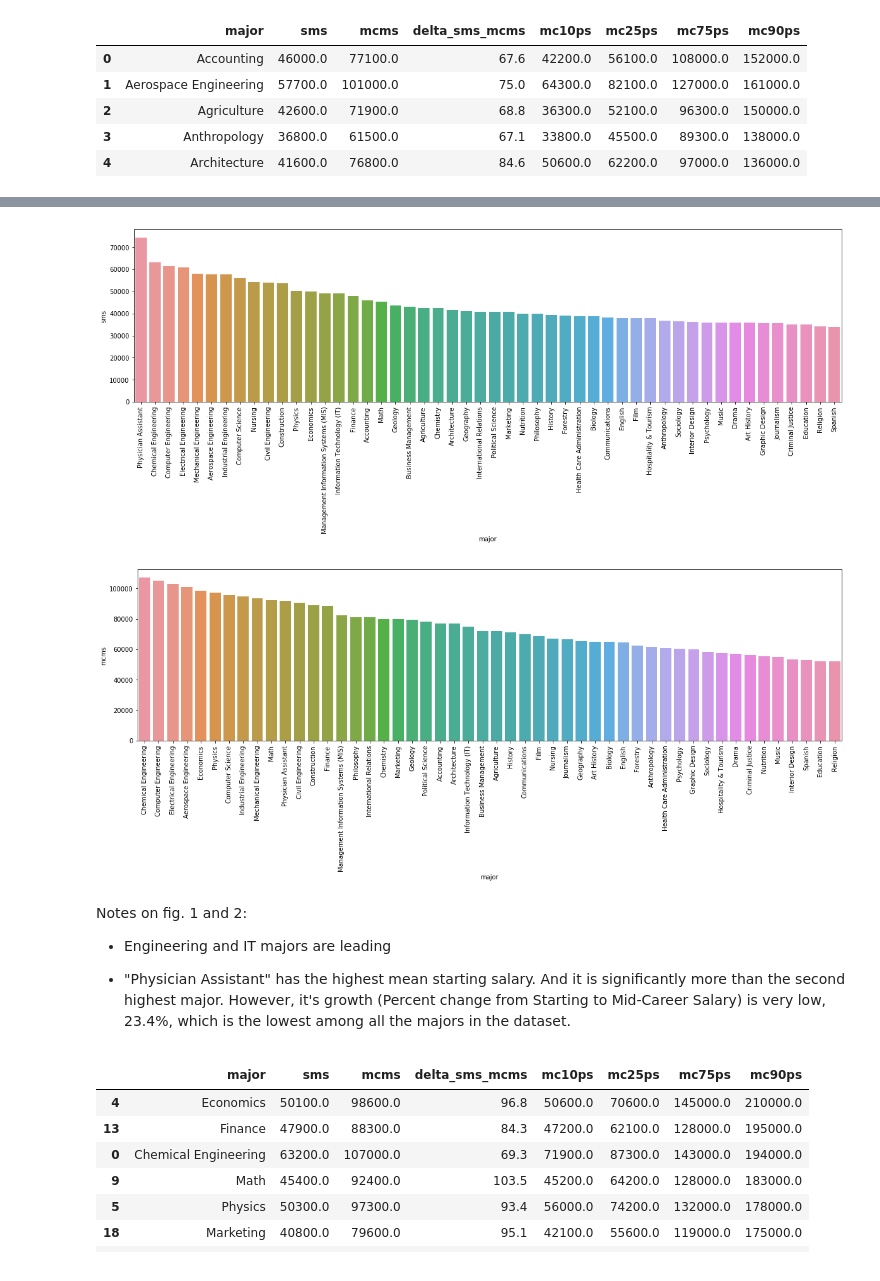
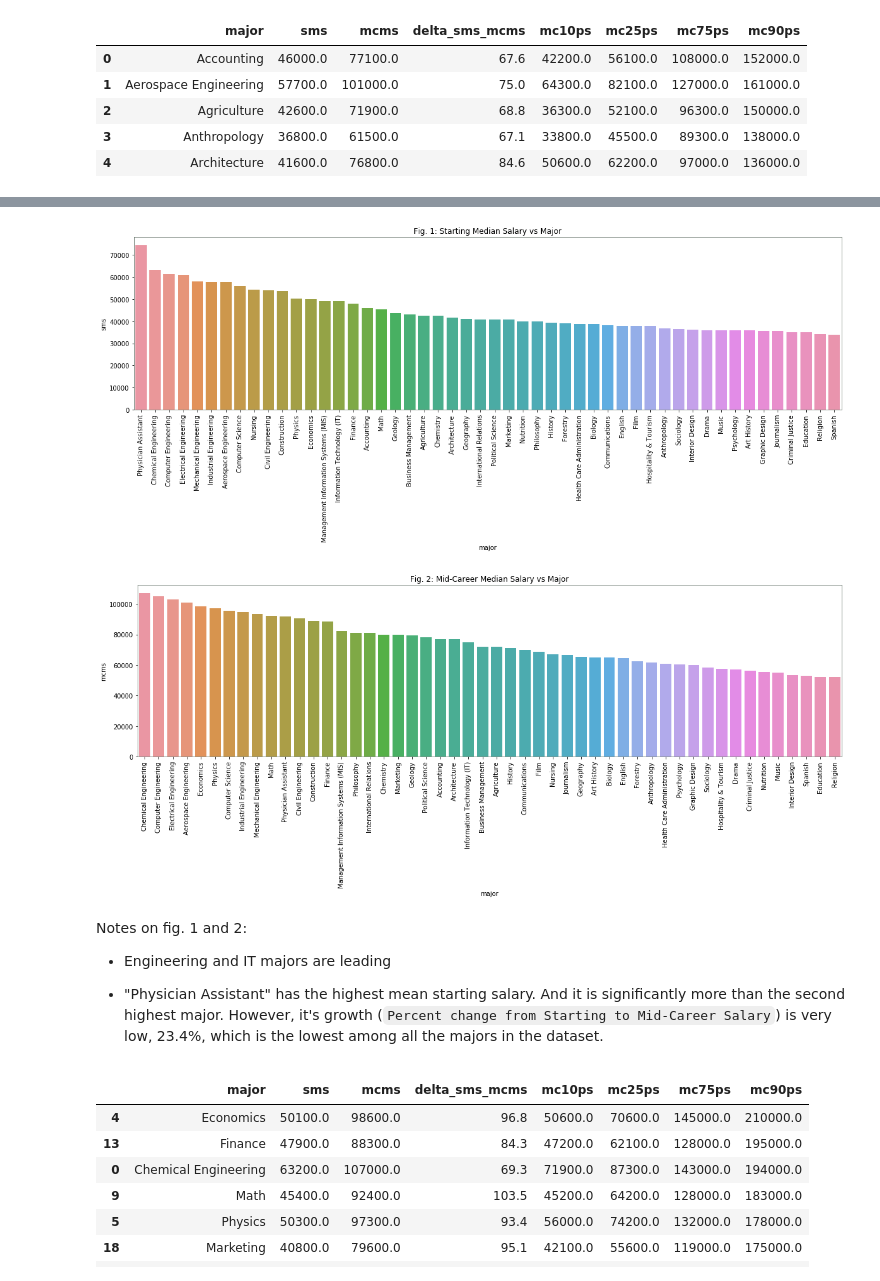
Before and after one commit to ccny-data/College_Major_Data, a Jupyter notebook: playground/college_salaries.ipynb, the cells around one changed output, grey strips where cells are left out. Drawn from its saved outputs; the diff is of its cells as text; code cells hidden in the pictures.

```diff
--- a/playground/college_salaries.ipynb
+++ b/playground/college_salaries.ipynb
@@ -109,13 +109,14 @@ degrees.head(10)
 # %%
 # fig. 1
 # descending by Starting Median Salary
 degrees = degrees.sort_values("sms", ascending=False).reset_index(drop=True)
 f, ax = plt.subplots(figsize=(20, 5))
 ax.set_xticklabels(degrees["major"], rotation="vertical", fontsize="medium")
 g = sns.barplot(y = degrees["sms"], x= degrees["major"])
+plt.title("Fig. 1: Starting Median Salary vs Major")
 plt.show()
 # %% [output]
-[figure, old version]
+[figure, new version]
 # %%
 # fig. 2
 # descending by Mid-Career Median Salary
@@ -123,14 +124,15 @@ degrees = degrees.sort_values("mcms", ascending=False).reset_index(drop=True)
 f, ax = plt.subplots(figsize=(20, 5))
 ax.set_xticklabels(degrees["major"], rotation="vertical", fontsize="medium")
 g = sns.barplot(y = degrees["mcms"], x= degrees["major"])
+plt.title("Fig. 2: Mid-Career Median Salary vs Major")
 plt.show()
 # %% [output]
-[figure, old version]
+[figure, new version]
 # %% [markdown]
 Notes on fig. 1 and 2:
 *   Engineering and IT majors are leading
 
-*   "Physician Assistant" has the highest mean starting salary. And it is significantly more than the second highest major. However, it's growth (Percent change from Starting to Mid-Career Salary) is very low, 23.4%, which is the lowest among all the majors in the dataset.
+*   "Physician Assistant" has the highest mean starting salary. And it is significantly more than the second highest major. However, it's growth (`Percent change from Starting to Mid-Career Salary`) is very low, 23.4%, which is the lowest among all the majors in the dataset.
 # %%
 degrees = degrees.sort_values("mc90ps", ascending=False)
 degrees.head(10)
```
Also changed, not shown: parts of 6 cells of this notebook.
